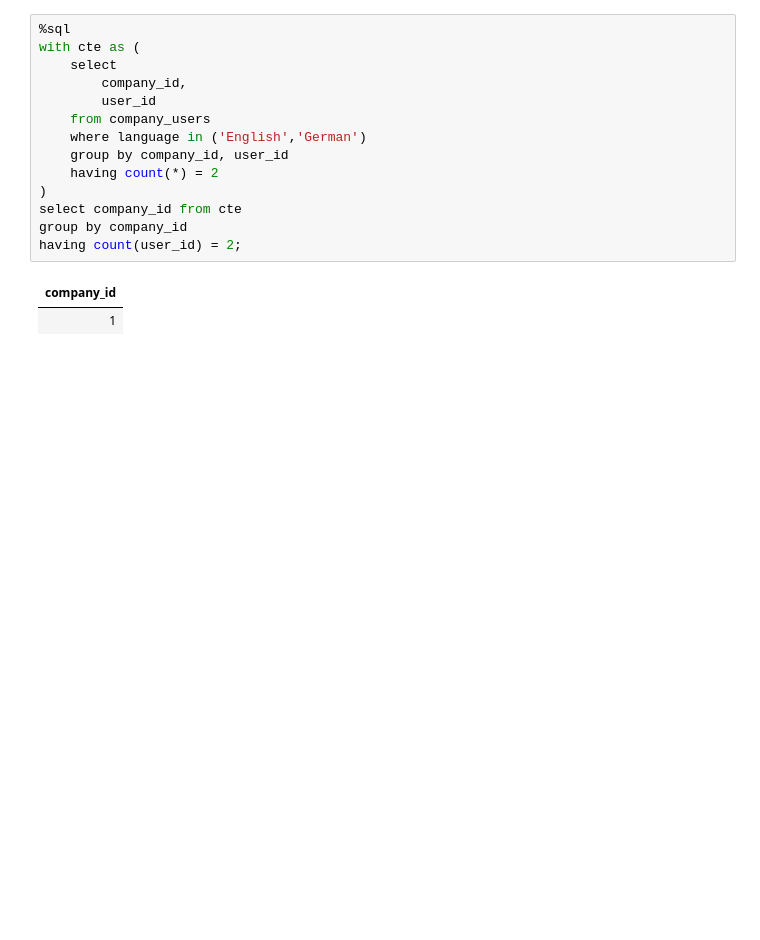
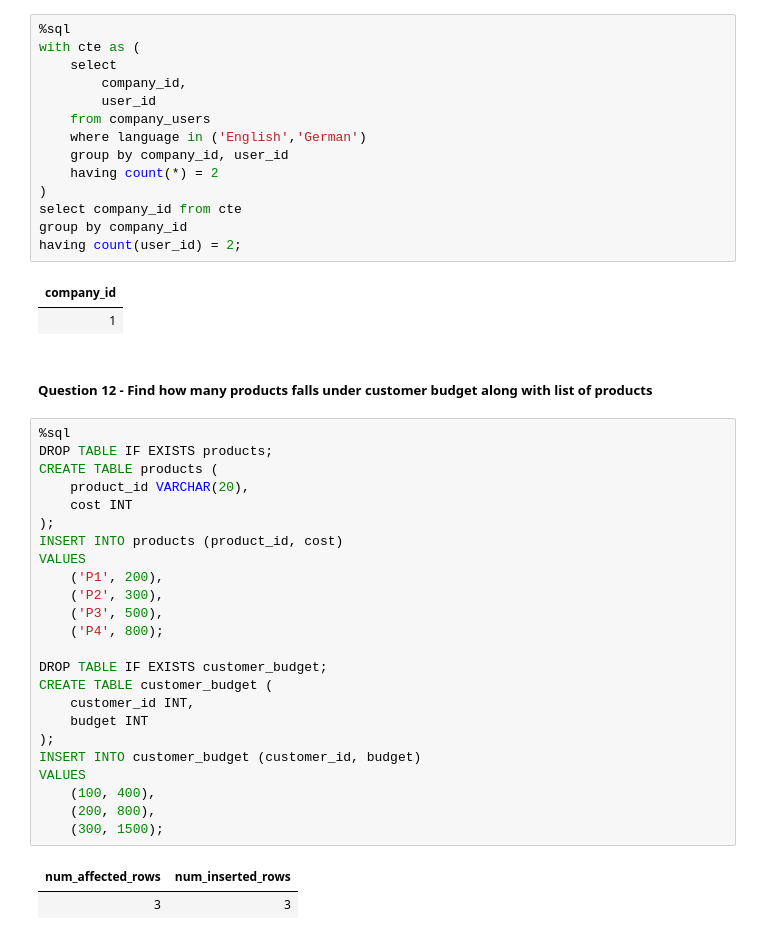
Before and after one commit to Rupam-1/SQL-Pyspark-practise_youtube, a Jupyter notebook: 03. SQL - Part2.ipynb, the cells around one changed output. Saved outputs shown, nothing was run; the diff lists cells and outputs as text; blank space fills up the shorter version.

```diff
--- a/03. SQL - Part2.ipynb
+++ b/03. SQL - Part2.ipynb
@@ -924,3 +924,32 @@ having count(user_id) = 2;
 # %% [output]
 | company_id |
 | 1 |
+# %% [markdown]
+##### Question 12 - Find how many products falls under customer budget along with list of products
+# %%
+%sql
+DROP TABLE IF EXISTS products;
+CREATE TABLE products (
+    product_id VARCHAR(20),
+    cost INT
+);
+INSERT INTO products (product_id, cost)
+VALUES
+    ('P1', 200),
+    ('P2', 300),
+    ('P3', 500),
+    ('P4', 800);
+
+DROP TABLE IF EXISTS customer_budget;
+CREATE TABLE customer_budget (
+    customer_id INT,
+    budget INT
+);
+INSERT INTO customer_budget (customer_id, budget)
+VALUES
+    (100, 400),
+    (200, 800),
+    (300, 1500);
+# %% [output]
+| num_affected_rows | num_inserted_rows |
+| 3 | 3 |
```
Also changed, not shown: parts of 3 cells of this notebook, 1 other file.
